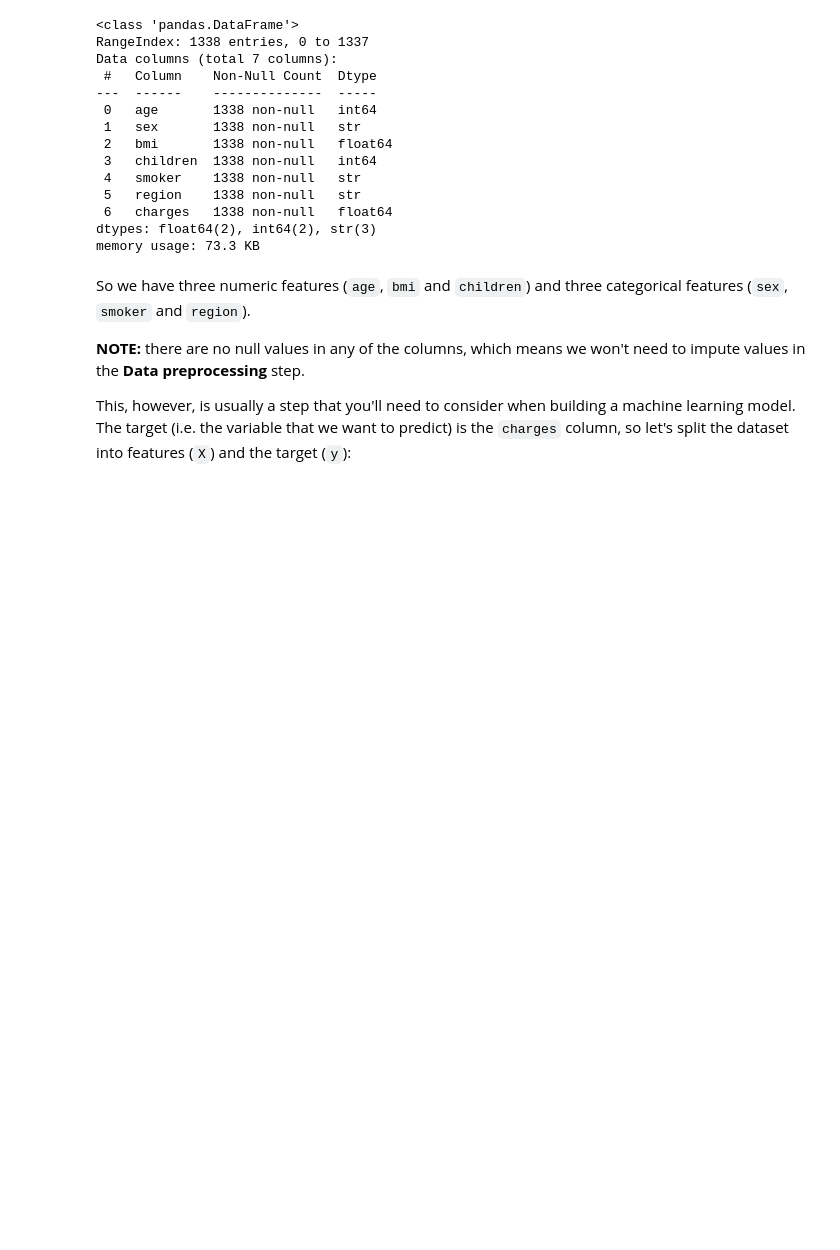
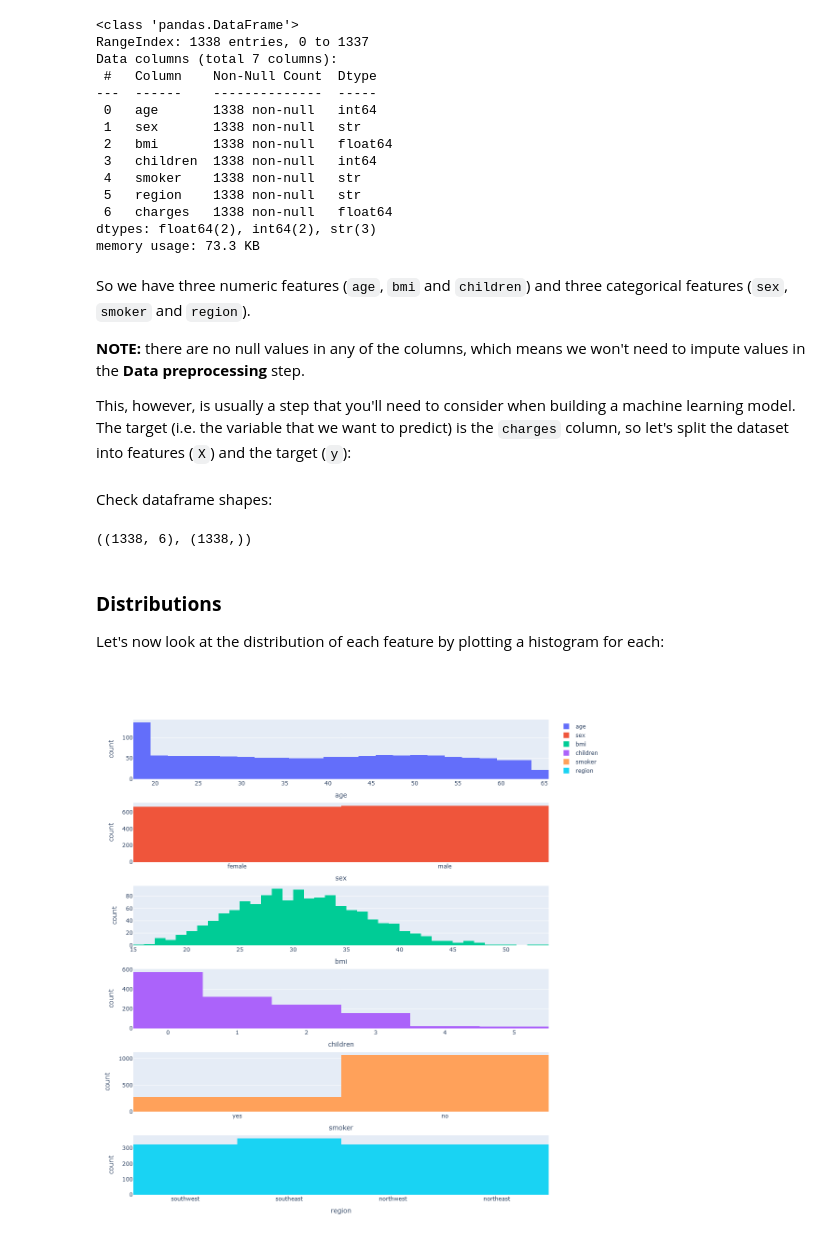
Before and after one commit to Saaeb/insurance_project, a Jupyter notebook: Insurance_Pricing_Forecast .ipynb, the cells around one changed output. Drawn from its saved outputs; the diff is of its cells as text; code cells hidden in the pictures; blank space fills up the shorter version.

```diff
--- a/Insurance_Pricing_Forecast .ipynb
+++ b/Insurance_Pricing_Forecast .ipynb
@@ -79,3 +79,43 @@ The target (i.e. the variable that we want to predict) is the `charges` column,
 target='charges'
 X=data.drop(target,axis=1)
 y=data[target]
+# %% [markdown]
+Check dataframe shapes:
+# %%
+X.shape, y.shape
+# %% [output]
+((1338, 6), (1338,))
+# %% [markdown]
+### **Distributions**
+
+Let's now look at the distribution of each feature by plotting a histogram for each:
+# %%
+def plot_histograms(X,height=1200):
+    from plotly.subplots import make_subplots
+    import plotly.graph_objects as go
+    fig =make_subplots(rows=X.shape[1],cols=1)
+    for i, col in enumerate(X.columns):
+        fig.add_trace(
+            go.Histogram(
+                x=X[col],
+                name=col,
+            ),
+            row=i+1,
+            col=1
+        )
+        fig.update_xaxes(
+        title_text=col,
+        row=i+1,
+        col=1
+        )
+        fig.update_yaxes(
+        title_text='count',
+        row=i+1,
+        col=1
+        )
+    fig.update_layout(height=height)
+    fig.show()
+# %%
+plot_histograms(X)
+# %% [output]
+[figure, added]
```
Also changed, not shown: parts of 28 cells of this notebook.
